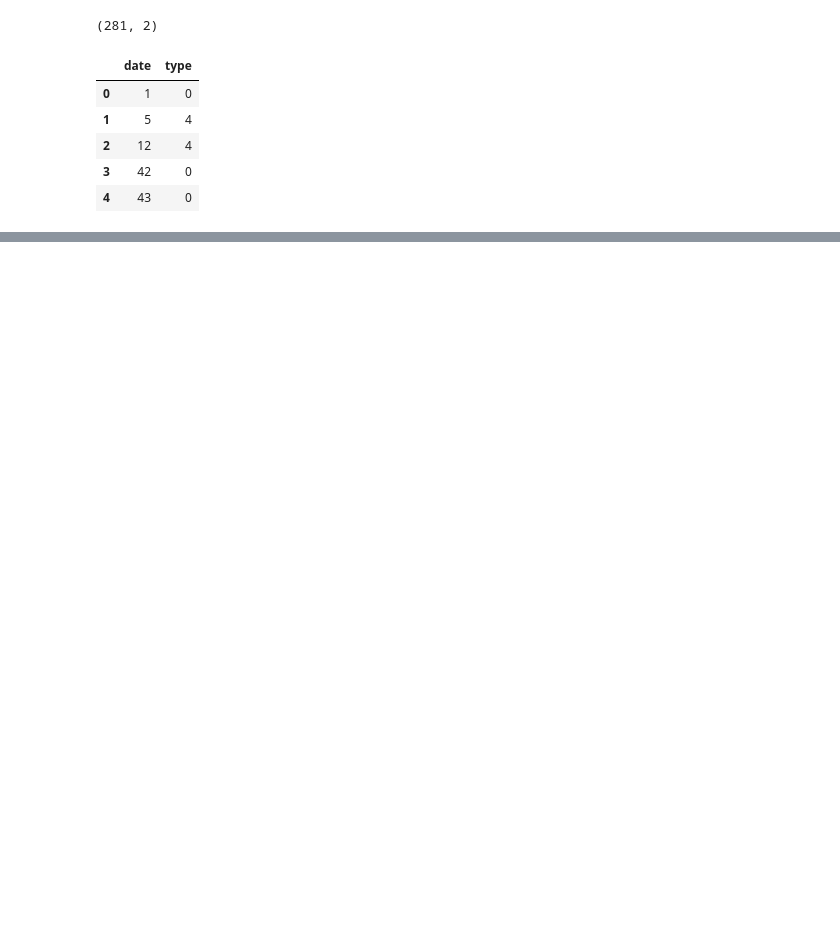
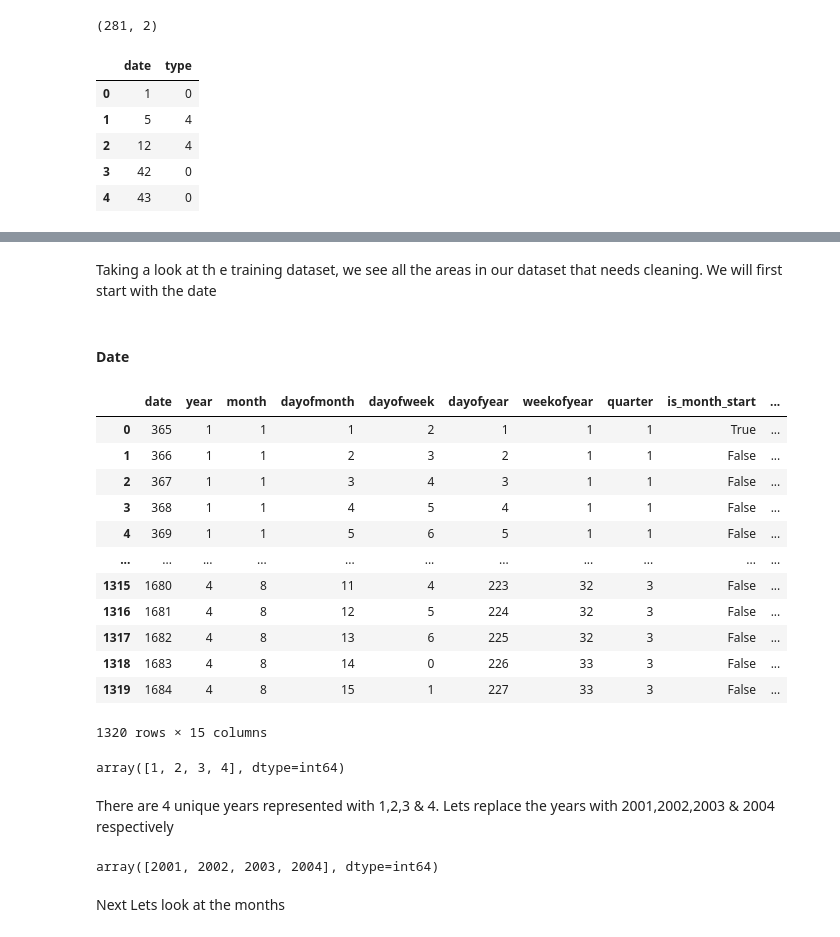
Before and after one commit to Gilbert-B/Forecasting-Sales, a Jupyter notebook: notebook/Sales_Forecast.ipynb, the cells around one changed output, grey strips where cells are left out. Saved outputs shown, nothing was run; the diff lists cells and outputs as text; code cells hidden in the pictures; blank space fills up the shorter version.

```diff
--- a/notebook/Sales_Forecast.ipynb
+++ b/notebook/Sales_Forecast.ipynb
@@ -87,11 +87,11 @@ dateurl="https://raw.githubusercontent.com/Gilbert-B/Forecasting-Sales/main/data
 holidaysurl="https://raw.githubusercontent.com/Gilbert-B/Forecasting-Sales/main/data/holidays.csv"
 storesurl="https://raw.githubusercontent.com/Gilbert-B/Forecasting-Sales/main/data/stores.csv"
 # %%
-test_df = pd.read_csv(testurl,error_bad_lines=False)
-train_df= pd.read_csv(trainurl,error_bad_lines=False)
-dates_df= pd.read_csv(dateurl,error_bad_lines=False)
-holidays_df= pd.read_csv(holidaysurl,error_bad_lines=False)
-stores_df= pd.read_csv(storesurl,error_bad_lines=False)
+test = pd.read_csv(testurl,error_bad_lines=False)
+train= pd.read_csv(trainurl,error_bad_lines=False)
+date= pd.read_csv(dateurl,error_bad_lines=False)
+holidays= pd.read_csv(holidaysurl,error_bad_lines=False)
+stores= pd.read_csv(storesurl,error_bad_lines=False)
 # %% [markdown]
 # Exploratory Data Analysis: EDA
 Here is the section to **inspect** the datasets in depth, **present** it, make **hypotheses** and **think** the *cleaning, processing and features creation*.
@@ -410,0 +429,27 @@ array(['store_1', 'store_2', 'store_3', 'store_4', 'store_5', 'store_6',
+# %% [markdown]
+Taking a look at th e training dataset, we see all the areas in our dataset that needs cleaning. We will first start with the date
+# %% [markdown]
+#### Date
+# %%
+date
+# %% [output]
+|  | date | year | month | dayofmonth | dayofweek | dayofyear | weekofyear | quarter | is_month_start | ... |
+| 0 | 365 | 1 | 1 | 1 | 2 | 1 | 1 | 1 | True | ... |
+| 1 | 366 | 1 | 1 | 2 | 3 | 2 | 1 | 1 | False | ... |
+| 2 | 367 | 1 | 1 | 3 | 4 | 3 | 1 | 1 | False | ... |
+| 3 | 368 | 1 | 1 | 4 | 5 | 4 | 1 | 1 | False | ... |
+| 4 | 369 | 1 | 1 | 5 | 6 | 5 | 1 | 1 | False | ... |
+| ... | ... | ... | ... | ... | ... | ... | ... | ... | ... | ... |
+| 1315 | 1680 | 4 | 8 | 11 | 4 | 223 | 32 | 3 | False | ... |
+| 1316 | 1681 | 4 | 8 | 12 | 5 | 224 | 32 | 3 | False | ... |
+| 1317 | 1682 | 4 | 8 | 13 | 6 | 225 | 32 | 3 | False | ... |
+| 1318 | 1683 | 4 | 8 | 14 | 0 | 226 | 33 | 3 | False | ... |
+| 1319 | 1684 | 4 | 8 | 15 | 1 | 227 | 33 | 3 | False | ... |
+1320 rows × 15 columns
+# %%
+date.year.unique()
+# %% [output]
+array([1, 2, 3, 4], dtype=int64)
+# %% [markdown]
+There are 4 unique years represented with 1,2,3 & 4.
+Lets replace the years with 2001,2002,2003 & 2004 respectively
@@ -410,0 +462,6 @@ array(['store_1', 'store_2', 'store_3', 'store_4', 'store_5', 'store_6',
+# %%
+date.year.unique()
+# %% [output]
+array([2001, 2002, 2003, 2004], dtype=int64)
+# %% [markdown]
+Next Lets look at the months
```
Also changed, not shown: parts of 78 cells of this notebook.
